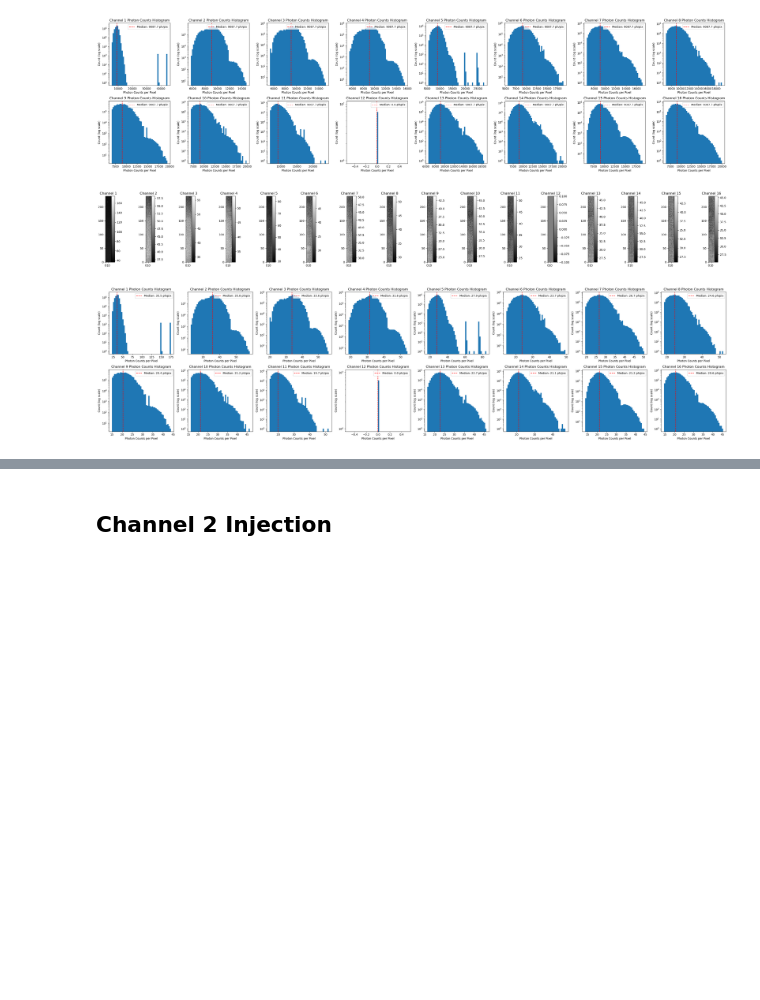
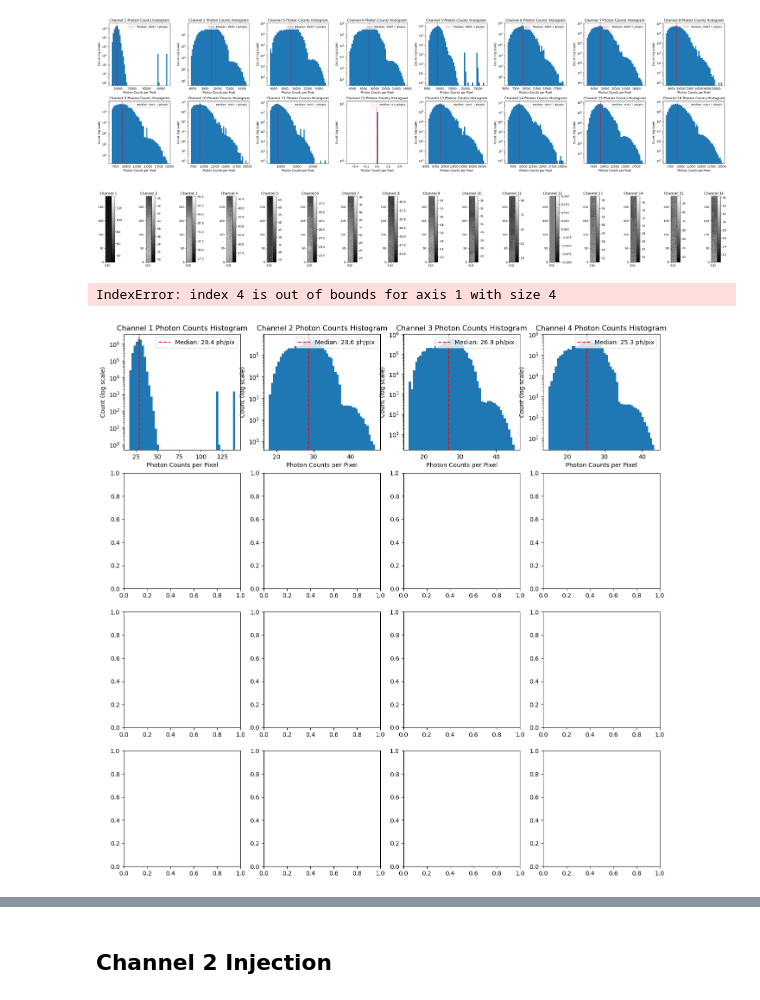
Before and after one commit to chase-urasaki/mirsi_sims, a Jupyter notebook: injection_and_recovery.ipynb, the cells around one changed output, grey strips where cells are left out. Drawn from its saved outputs; the diff is of its cells as text; code cells hidden in the pictures; blank space fills up the shorter version.

```diff
--- a/injection_and_recovery.ipynb
+++ b/injection_and_recovery.ipynb
@@ -150,7 +150,7 @@ plt.show()
 [figure]
 # %%
 # Now that we have a gain measurment, we don't need to do the nomralization by the median for each channel, we can just convert the original data to photon counts directly and then analyze the timeseries. Let's do that and then compute the variance of the timeseries for each channel to see how it compares to our gain measurement.
-Gain = 280 # e-/photon
+Gain = 350 # e-/photon
 #make a copy of the original data and convert to photon counts using the gain
 zenith_sky_1_data_photons = zenith_sky_1_data.astype(float).copy() / Gain
 
@@ -171,27 +171,28 @@ for i in range(num_channels):
 plt.tight_layout()
 plt.show()
 # %% [output]
-[figure, old version]
+[figure, new version]
 # %%
-#Plot the histograms of the photon counts for each channel
-fig, axes = plt.subplots(2, num_channels//2, figsize=(32, 8))
+#Plot the histograms of the photon counts for each channel (in a a 4x4 grid)
+fig, axes = plt.subplots(4, num_channels//4, figsize=(16,16))
 for i in range(num_channels):
     c0 = i * channel_width
     c1 = (i + 1) * channel_width
     channel = zenith_sky_1_data_photons[:, :, c0:c1]
 
     # Ignoring NaNs for histogram
     channel = channel[~np.isnan(channel)]
     axes[i//(num_channels//2), i%(num_channels//2)].hist(channel.flatten(), bins=50, log=True)
     axes[i//(num_channels//2), i%(num_channels//2)].set_title(f"Channel {i+1} Photon Counts Histogram")
     axes[i//(num_channels//2), i%(num_channels//2)].set_xlabel("Photon Counts per Pixel")
     axes[i//(num_channels//2), i%(num_channels//2)].set_ylabel("Count (log scale)")
 
     # axvline for the median photon count in this channel
     median_photon_count = np.median(channel)
     axes[i//(num_channels//2), i%(num_channels//2)].axvline(median_photon_count, color='red', linestyle='dashed', label=f'Median: {median_photon_count:.1f} ph/pix')
     axes[i//(num_channels//2), i%(num_channels//2)].legend()
 plt.tight_layout()
 plt.show()
 # %% [output]
+IndexError: index 4 is out of bounds for axis 1 with size 4
-[figure, old version]
+[figure, new version]
```
Also changed, not shown: parts of 1 cell of this notebook, 4 other files.
